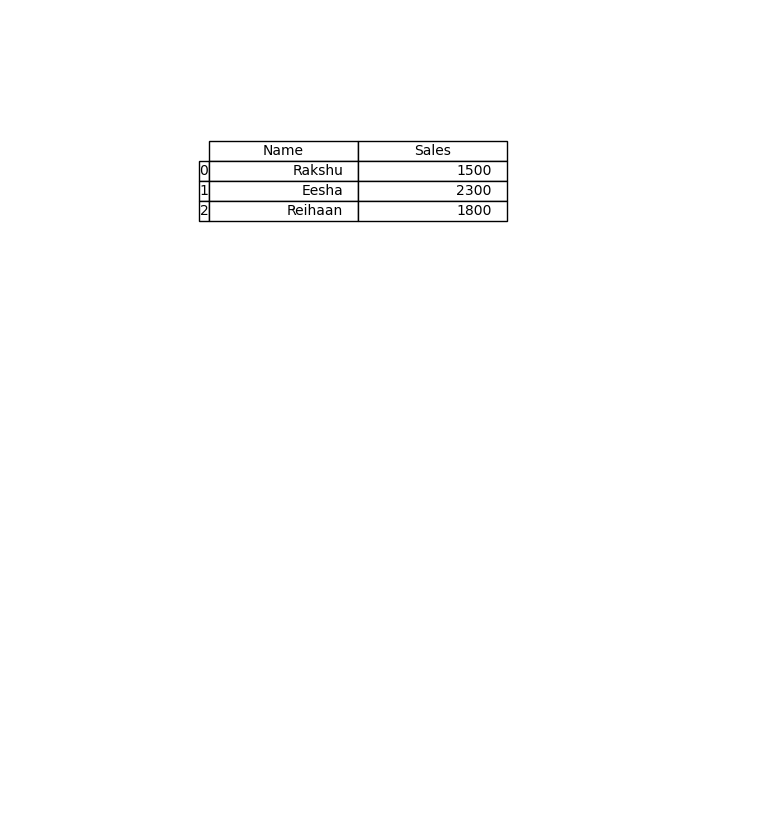
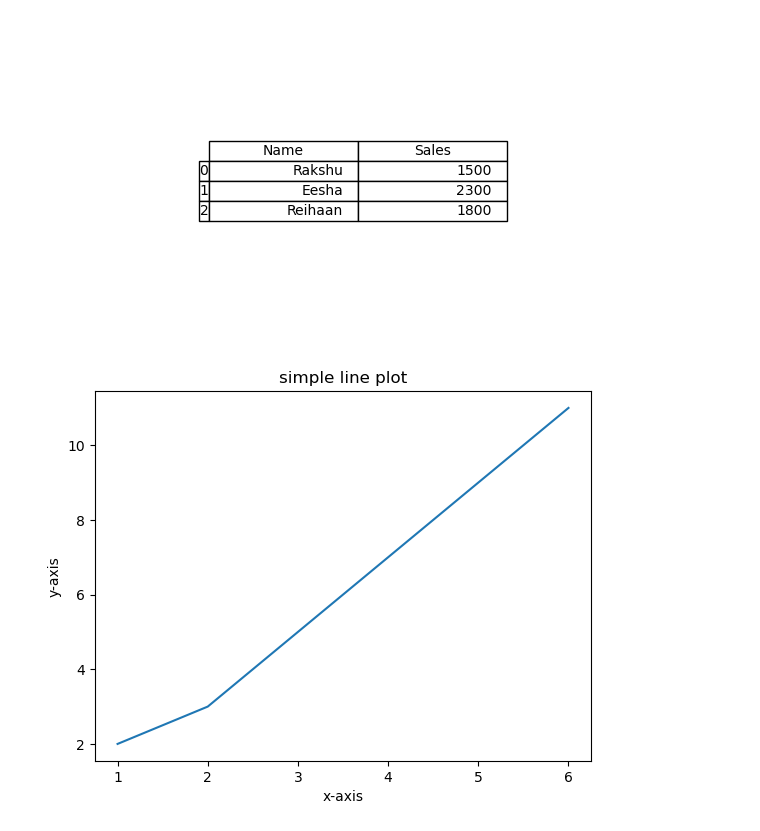
Before and after one commit to aariz120/python-tutorials, a Jupyter notebook: mynewfile.ipynb, the cells around one changed output. Cells and saved outputs as stored; diff of their text form; code cells hidden in the pictures; blank space fills up the shorter version.

Commit message:
code matplotlib added

```diff
--- a/mynewfile.ipynb
+++ b/mynewfile.ipynb
@@ -289,3 +289,22 @@ tbl.scale(1.2, 1.2)
 plt.savefig('report.pdf', bbox_inches='tight')
 # %% [output]
 [figure]
+# %%
+#line plot
+import matplotlib.pyplot as plt
+#data
+x=[1,2,3,4,5,6]
+y=[2,3,5,7,9,11]
+
+# create the plot
+plt.plot(x,y)
+
+# Add labels and Titles
+plt.xlabel('x-axis')
+plt.ylabel('y-axis')
+plt.title('simple line plot')
+
+# show plot
+plt.show()
+# %% [output]
+[figure, added]
```
Also changed, not shown: parts of 4 cells of this notebook, 4 other files.
